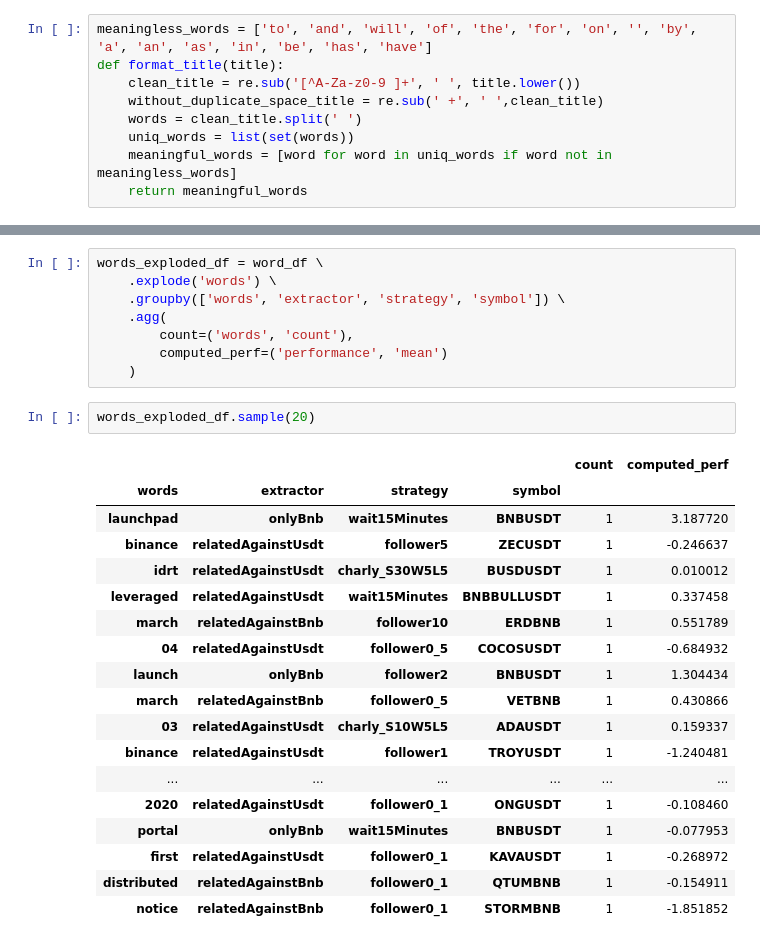
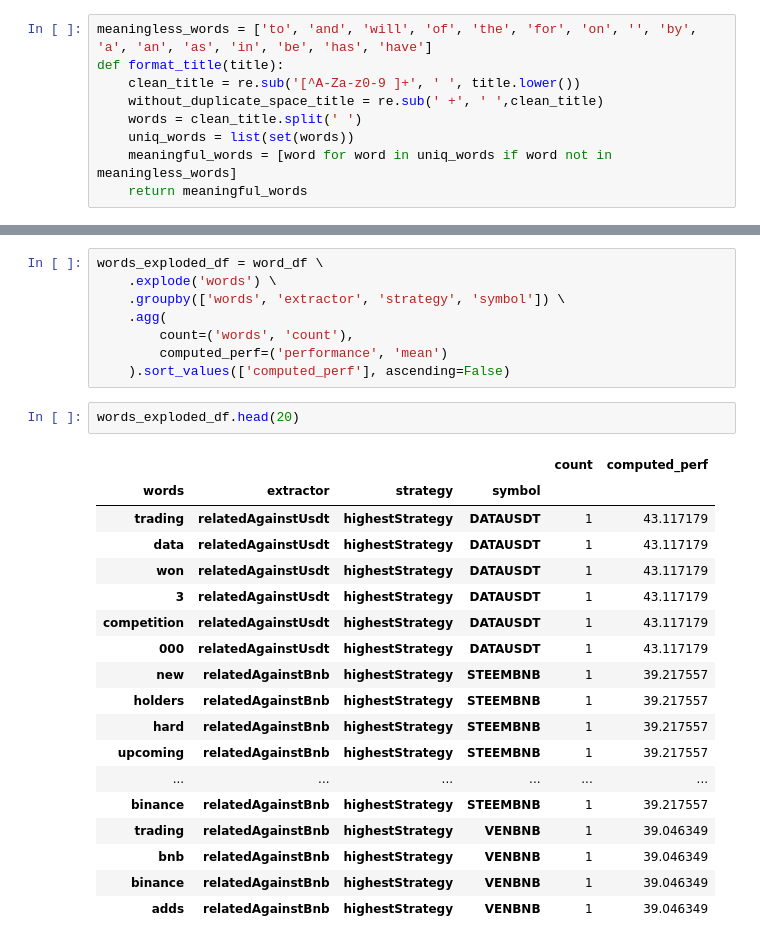
Before and after one commit to Edweis/kapochamo-invest, a Jupyter notebook: src/charts/word_finder.ipynb, the cells around one changed output, grey strips where cells are left out. Saved outputs shown, nothing was run; the diff lists cells and outputs as text.

```diff
--- a/src/charts/word_finder.ipynb
+++ b/src/charts/word_finder.ipynb
@@ -71,27 +62,27 @@ words_exploded_df = word_df \
     .agg(
         count=('words', 'count'),
         computed_perf=('performance', 'mean')
-    )
+    ).sort_values(['computed_perf'], ascending=False)
 # %%
-words_exploded_df.sample(20)
+words_exploded_df.head(20)
 # %% [output]
 |  |  |  |  | count | computed_perf |
 | words | extractor | strategy | symbol |  |  |
-| launchpad | onlyBnb | wait15Minutes | BNBUSDT | 1 | 3.187720 |
-| binance | relatedAgainstUsdt | follower5 | ZECUSDT | 1 | -0.246637 |
-| idrt | relatedAgainstUsdt | charly_S30W5L5 | BUSDUSDT | 1 | 0.010012 |
-| leveraged | relatedAgainstUsdt | wait15Minutes | BNBBULLUSDT | 1 | 0.337458 |
-| march | relatedAgainstBnb | follower10 | ERDBNB | 1 | 0.551789 |
-| 04 | relatedAgainstUsdt | follower0_5 | COCOSUSDT | 1 | -0.684932 |
-| launch | onlyBnb | follower2 | BNBUSDT | 1 | 1.304434 |
-| march | relatedAgainstBnb | follower0_5 | VETBNB | 1 | 0.430866 |
-| 03 | relatedAgainstUsdt | charly_S10W5L5 | ADAUSDT | 1 | 0.159337 |
-| binance | relatedAgainstUsdt | follower1 | TROYUSDT | 1 | -1.240481 |
+| trading | relatedAgainstUsdt | highestStrategy | DATAUSDT | 1 | 43.117179 |
+| data | relatedAgainstUsdt | highestStrategy | DATAUSDT | 1 | 43.117179 |
+| won | relatedAgainstUsdt | highestStrategy | DATAUSDT | 1 | 43.117179 |
+| 3 | relatedAgainstUsdt | highestStrategy | DATAUSDT | 1 | 43.117179 |
+| competition | relatedAgainstUsdt | highestStrategy | DATAUSDT | 1 | 43.117179 |
+| 000 | relatedAgainstUsdt | highestStrategy | DATAUSDT | 1 | 43.117179 |
+| new | relatedAgainstBnb | highestStrategy | STEEMBNB | 1 | 39.217557 |
+| holders | relatedAgainstBnb | highestStrategy | STEEMBNB | 1 | 39.217557 |
+| hard | relatedAgainstBnb | highestStrategy | STEEMBNB | 1 | 39.217557 |
+| upcoming | relatedAgainstBnb | highestStrategy | STEEMBNB | 1 | 39.217557 |
 | ... | ... | ... | ... | ... | ... |
-| 2020 | relatedAgainstUsdt | follower0_1 | ONGUSDT | 1 | -0.108460 |
-| portal | onlyBnb | wait15Minutes | BNBUSDT | 1 | -0.077953 |
-| first | relatedAgainstUsdt | follower0_1 | KAVAUSDT | 1 | -0.268972 |
-| distributed | relatedAgainstBnb | follower0_1 | QTUMBNB | 1 | -0.154911 |
-| notice | relatedAgainstBnb | follower0_1 | STORMBNB | 1 | -1.851852 |
+| binance | relatedAgainstBnb | highestStrategy | STEEMBNB | 1 | 39.217557 |
+| trading | relatedAgainstBnb | highestStrategy | VENBNB | 1 | 39.046349 |
+| bnb | relatedAgainstBnb | highestStrategy | VENBNB | 1 | 39.046349 |
+| binance | relatedAgainstBnb | highestStrategy | VENBNB | 1 | 39.046349 |
+| adds | relatedAgainstBnb | highestStrategy | VENBNB | 1 | 39.046349 |
 # %%
 array = words_exploded_df.reset_index()
```
Also changed, not shown: parts of 4 cells of this notebook, 2 other files.
